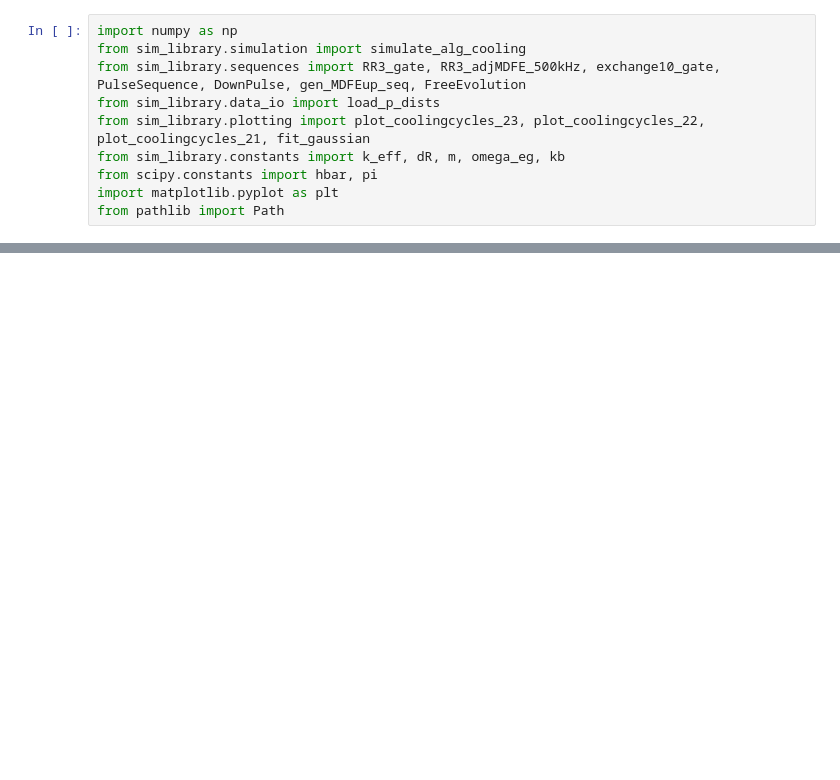
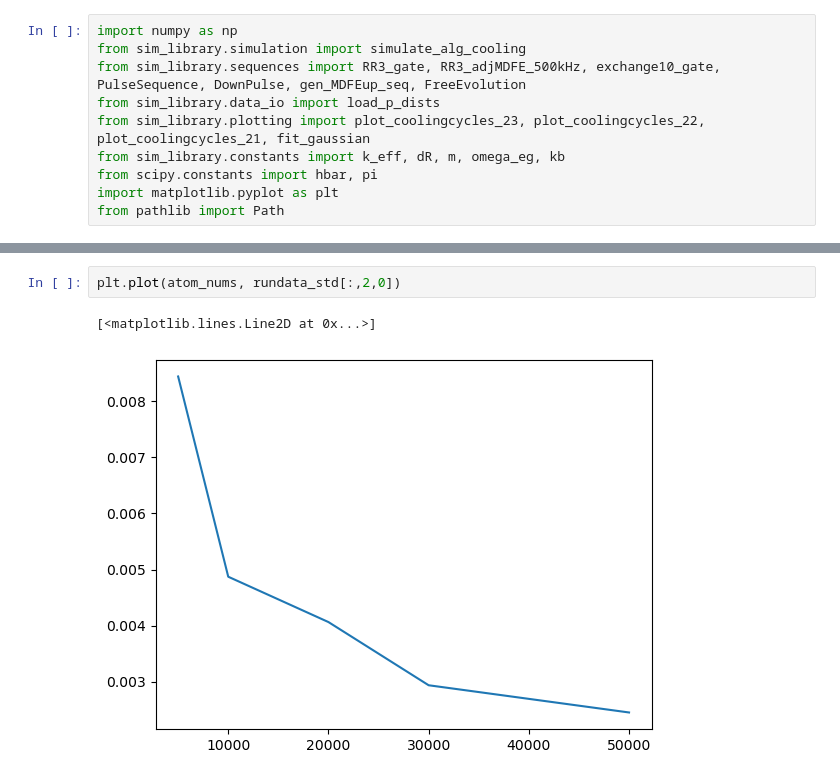
Before and after one commit to tr2g20/simulations, a Jupyter notebook: runtorun_errors.ipynb, the cells around one changed output, grey strips where cells are left out. Saved outputs shown, nothing was run; the diff lists cells and outputs as text; blank space fills up the shorter version.

```diff
--- a/runtorun_errors.ipynb
+++ b/runtorun_errors.ipynb
@@ -68,0 +97,5 @@ print("Script complete.")
+# %%
+plt.plot(atom_nums, rundata_std[:,2,0])
+# %% [output]
+[<matplotlib.lines.Line2D at 0x...>]
+[figure, added]
```
Also changed, not shown: parts of 7 cells of this notebook, 3 other files.
